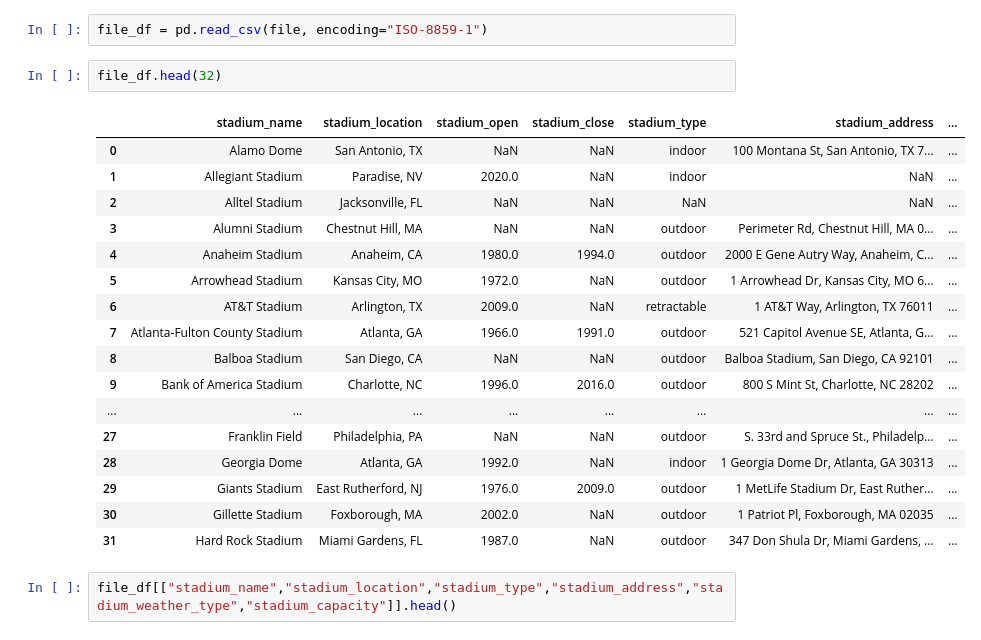
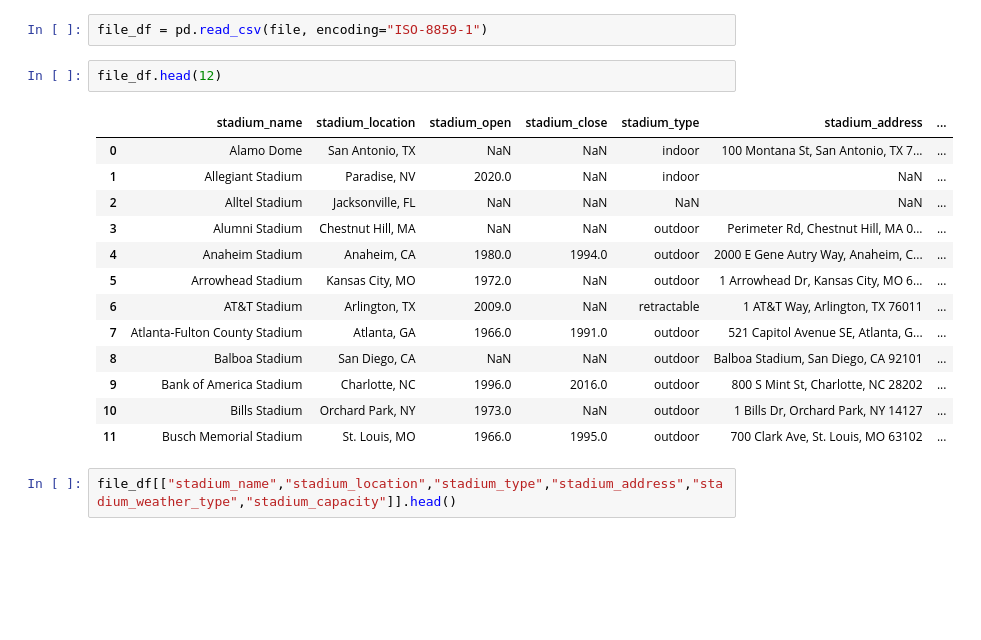
Before and after one commit to strongmachine/ETL_Project_2, a Jupyter notebook: Nfl_ds.ipynb, the cells around one changed output. Saved outputs shown, nothing was run; the diff lists cells and outputs as text; blank space fills up the shorter version.

```diff
--- a/Nfl_ds.ipynb
+++ b/Nfl_ds.ipynb
@@ -9,25 +12,21 @@ file = "Resources/nfl_stadiums.csv"
 # %%
 file_df = pd.read_csv(file, encoding="ISO-8859-1")
 # %%
-file_df.head(32)
+file_df.head(12)
 # %% [output]
 |  | stadium_name | stadium_location | stadium_open | stadium_close | stadium_type | stadium_address | ... |
 | 0 | Alamo Dome | San Antonio, TX | NaN | NaN | indoor | 100 Montana St, San Antonio, TX 7... | ... |
 | 1 | Allegiant Stadium | Paradise, NV | 2020.0 | NaN | indoor | NaN | ... |
 | 2 | Alltel Stadium | Jacksonville, FL | NaN | NaN | NaN | NaN | ... |
 | 3 | Alumni Stadium | Chestnut Hill, MA | NaN | NaN | outdoor | Perimeter Rd, Chestnut Hill, MA 0... | ... |
 | 4 | Anaheim Stadium | Anaheim, CA | 1980.0 | 1994.0 | outdoor | 2000 E Gene Autry Way, Anaheim, C... | ... |
 | 5 | Arrowhead Stadium | Kansas City, MO | 1972.0 | NaN | outdoor | 1 Arrowhead Dr, Kansas City, MO 6... | ... |
 | 6 | AT&T Stadium | Arlington, TX | 2009.0 | NaN | retractable | 1 AT&T Way, Arlington, TX 76011 | ... |
 | 7 | Atlanta-Fulton County Stadium | Atlanta, GA | 1966.0 | 1991.0 | outdoor | 521 Capitol Avenue SE, Atlanta, G... | ... |
 | 8 | Balboa Stadium | San Diego, CA | NaN | NaN | outdoor | Balboa Stadium, San Diego, CA 92101 | ... |
 | 9 | Bank of America Stadium | Charlotte, NC | 1996.0 | 2016.0 | outdoor | 800 S Mint St, Charlotte, NC 28202 | ... |
-| ... | ... | ... | ... | ... | ... | ... | ... |
-| 27 | Franklin Field | Philadelphia, PA | NaN | NaN | outdoor | S. 33rd and Spruce St., Philadelp... | ... |
-| 28 | Georgia Dome | Atlanta, GA | 1992.0 | NaN | indoor | 1 Georgia Dome Dr, Atlanta, GA 30313 | ... |
-| 29 | Giants Stadium | East Rutherford, NJ | 1976.0 | 2009.0 | outdoor | 1 MetLife Stadium Dr, East Ruther... | ... |
-| 30 | Gillette Stadium | Foxborough, MA | 2002.0 | NaN | outdoor | 1 Patriot Pl, Foxborough, MA 02035 | ... |
-| 31 | Hard Rock Stadium | Miami Gardens, FL | 1987.0 | NaN | outdoor | 347 Don Shula Dr, Miami Gardens, ... | ... |
+| 10 | Bills Stadium | Orchard Park, NY | 1973.0 | NaN | outdoor | 1 Bills Dr, Orchard Park, NY 14127 | ... |
+| 11 | Busch Memorial Stadium | St. Louis, MO | 1966.0 | 1995.0 | outdoor | 700 Clark Ave, St. Louis, MO 63102 | ... |
 # %%
 file_df[["stadium_name","stadium_location","stadium_type","stadium_address","stadium_weather_type","stadium_capacity"]].head()
 # %% [output]
```
Also changed, not shown: parts of 13 cells of this notebook, 5 other files.
